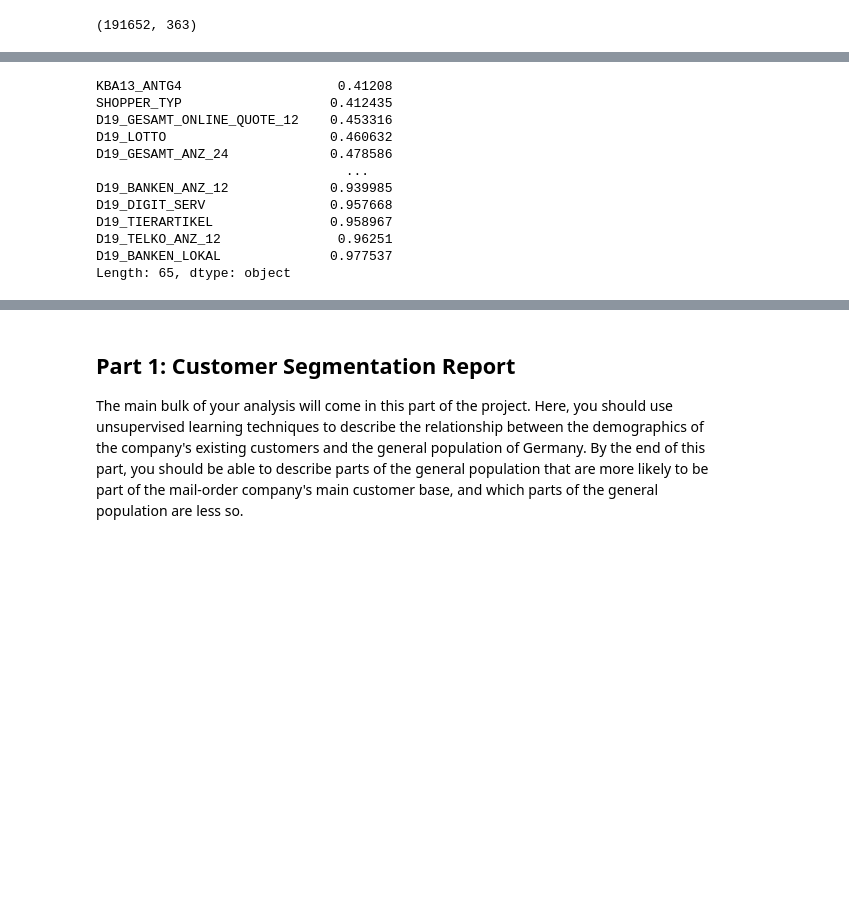
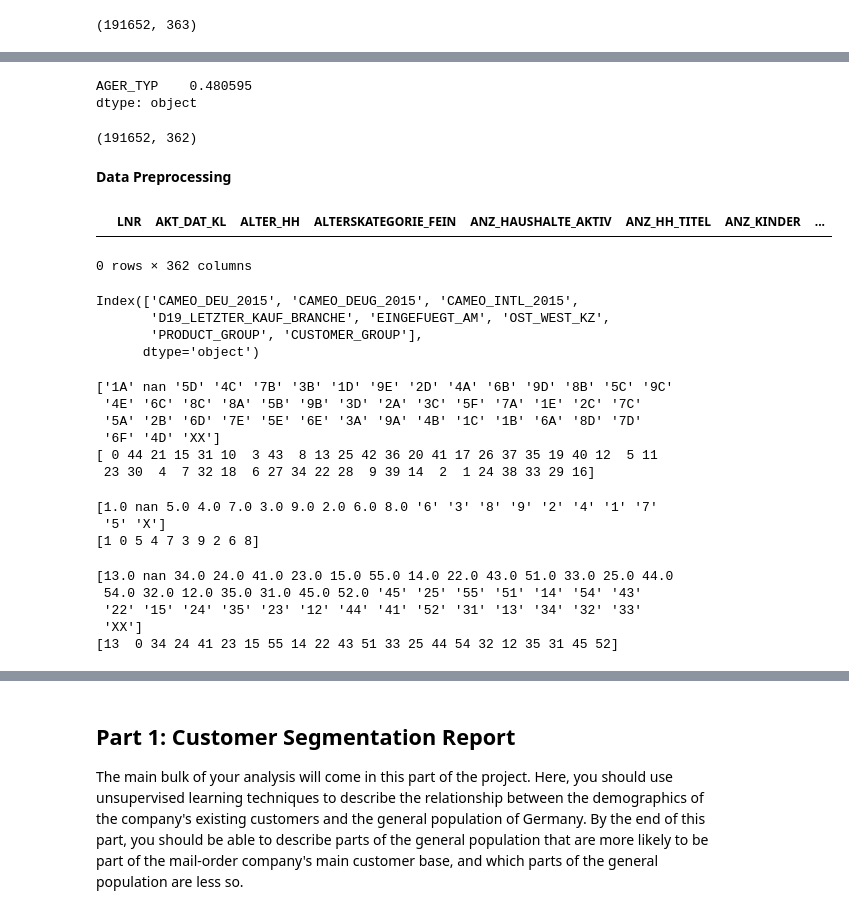
Before and after one commit to Aleaume/Udacity_DataSc_P4, a Jupyter notebook: Arvato Project Workbook.ipynb, the cells around one changed output, grey strips where cells are left out. Cells and saved outputs as stored; diff of their text form; code cells hidden in the pictures; blank space fills up the shorter version.

```diff
--- a/Arvato Project Workbook.ipynb
+++ b/Arvato Project Workbook.ipynb
@@ -166,19 +216,61 @@ plt.show
 # %%
-# We can clearly see attributes being over 40% empty, this won't be properly usable for ML, hence we can remove them
-removed_unknown = df_unknown[df_unknown > 0.4]
+# We can clearly see 1 attribute being over 30% empty, this won't be properly usable for ML, hence we can remove them
+removed_unknown = df_unknown[df_unknown > 0.3]
 print(removed_unknown)
-#customers.drop([col for col in removed_missing.index], axis=1, inplace=True)
-#customers.shape
 # %% [output]
-KBA13_ANTG4                    0.41208
-SHOPPER_TYP                   0.412435
-D19_GESAMT_ONLINE_QUOTE_12    0.453316
-D19_LOTTO                     0.460632
-D19_GESAMT_ANZ_24             0.478586
-                                ...
-D19_BANKEN_ANZ_12             0.939985
-D19_DIGIT_SERV                0.957668
-D19_TIERARTIKEL               0.958967
-D19_TELKO_ANZ_12               0.96251
-D19_BANKEN_LOKAL              0.977537
-Length: 65, dtype: object
+AGER_TYP    0.480595
+dtype: object
+(191652, 362)
+# %% [markdown]
+**Data Preprocessing**
+# %%
+customers[customers['CAMEO_DEU_2015'] == 'XX']
+# %% [output]
+|  | LNR | AKT_DAT_KL | ALTER_HH | ALTERSKATEGORIE_FEIN | ANZ_HAUSHALTE_AKTIV | ANZ_HH_TITEL | ANZ_KINDER | ... |
+0 rows × 362 columns
+# %%
+# We Clean the object typed attributes
+# For each we will transform string / categorical values into ints from 0 to n
+# https://scikit-learn.org/stable/modules/generated/sklearn.preprocessing.LabelEncoder.html
+print(df_object)
+le = preprocessing.LabelEncoder()
+# %% [output]
+Index(['CAMEO_DEU_2015', 'CAMEO_DEUG_2015', 'CAMEO_INTL_2015',
+       'D19_LETZTER_KAUF_BRANCHE', 'EINGEFUEGT_AM', 'OST_WEST_KZ',
+       'PRODUCT_GROUP', 'CUSTOMER_GROUP'],
+      dtype='object')
+# %%
+# CAMEO_DEU_2015
+print(customers.CAMEO_DEU_2015.unique())
+customers['CAMEO_DEU_2015'] = customers['CAMEO_DEU_2015'].replace(np.nan, 'XX')
+customers['CAMEO_DEU_2015'] = le.fit_transform(customers['CAMEO_DEU_2015'])
+print(customers.CAMEO_DEU_2015.unique())
+# %% [output]
+['1A' nan '5D' '4C' '7B' '3B' '1D' '9E' '2D' '4A' '6B' '9D' '8B' '5C' '9C'
+ '4E' '6C' '8C' '8A' '5B' '9B' '3D' '2A' '3C' '5F' '7A' '1E' '2C' '7C'
+ '5A' '2B' '6D' '7E' '5E' '6E' '3A' '9A' '4B' '1C' '1B' '6A' '8D' '7D'
+ '6F' '4D' 'XX']
+[ 0 44 21 15 31 10  3 43  8 13 25 42 36 20 41 17 26 37 35 19 40 12  5 11
+ 23 30  4  7 32 18  6 27 34 22 28  9 39 14  2  1 24 38 33 29 16]
+# %%
+# CAMEO_DEUG_2015
+print(customers.CAMEO_DEUG_2015.unique())
+customers['CAMEO_DEUG_2015'] = customers['CAMEO_DEUG_2015'].replace([np.nan, 'X'], 0)
+customers['CAMEO_DEUG_2015'] = customers['CAMEO_DEUG_2015'].astype(int)
+print(customers.CAMEO_DEUG_2015.unique())
+# %% [output]
+[1.0 nan 5.0 4.0 7.0 3.0 9.0 2.0 6.0 8.0 '6' '3' '8' '9' '2' '4' '1' '7'
+ '5' 'X']
+[1 0 5 4 7 3 9 2 6 8]
+# %%
+# CAMEO_INTL_2015
+print(customers.CAMEO_INTL_2015.unique())
+customers['CAMEO_INTL_2015'] = customers['CAMEO_INTL_2015'].replace([np.nan, 'XX'], 0)
+customers['CAMEO_INTL_2015'] = customers['CAMEO_INTL_2015'].astype(int)
+print(customers.CAMEO_INTL_2015.unique())
+# %% [output]
+[13.0 nan 34.0 24.0 41.0 23.0 15.0 55.0 14.0 22.0 43.0 51.0 33.0 25.0 44.0
+ 54.0 32.0 12.0 35.0 31.0 45.0 52.0 '45' '25' '55' '51' '14' '54' '43'
+ '22' '15' '24' '35' '23' '12' '44' '41' '52' '31' '13' '34' '32' '33'
+ 'XX']
+[13  0 34 24 41 23 15 55 14 22 43 51 33 25 44 54 32 12 35 31 45 52]
```
Also changed, not shown: parts of 18 cells of this notebook, 1 other file.
